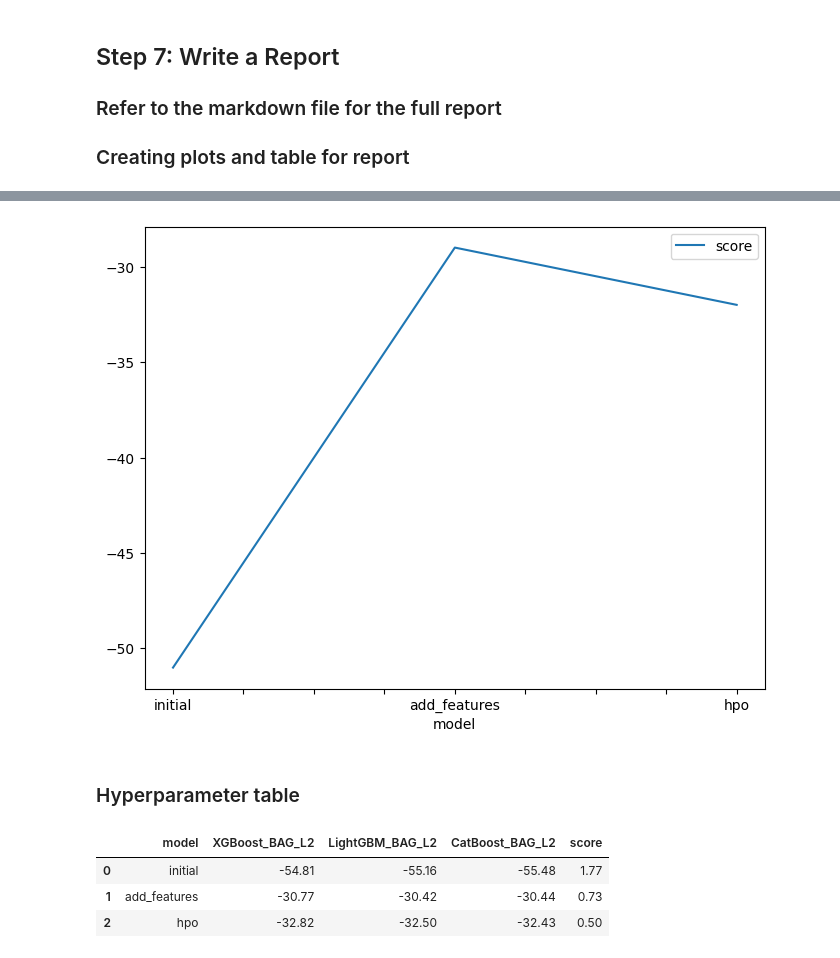
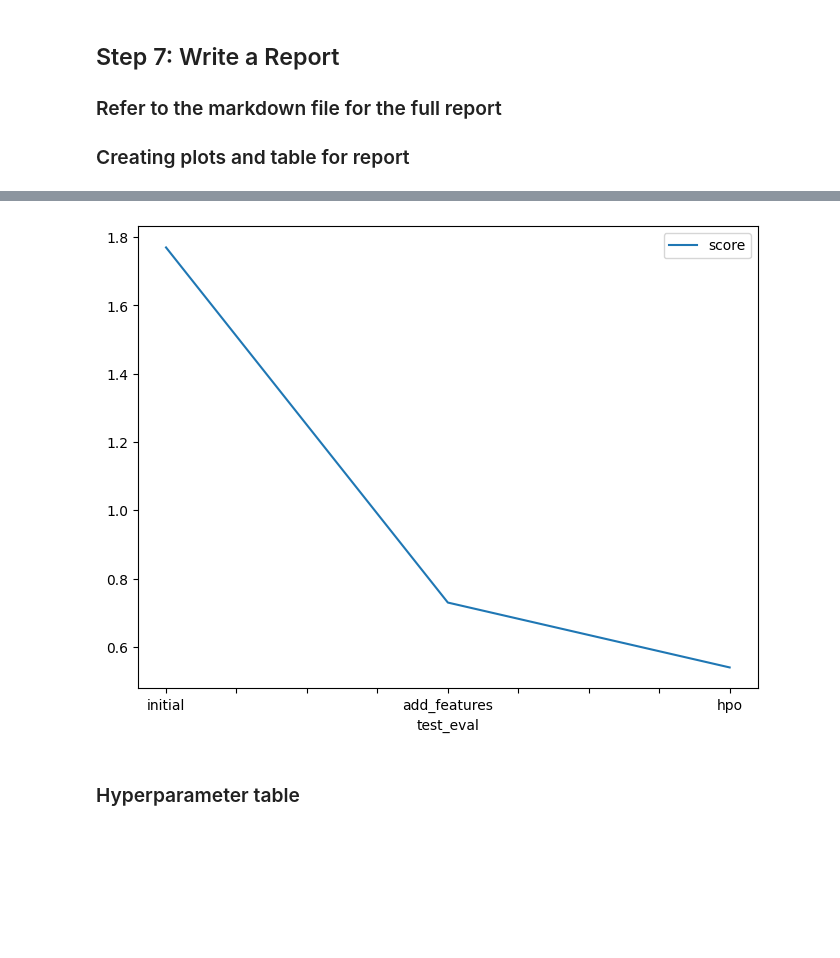
Before and after one commit to vaishnavivinod/cd0385-project-starter, a Jupyter notebook: project/project-template.ipynb, the cells around one changed output, grey strips where cells are left out. Drawn from its saved outputs; the diff is of its cells as text; code cells hidden in the pictures; blank space fills up the shorter version.

```diff
--- a/project/project-template.ipynb
+++ b/project/project-template.ipynb
@@ -527,27 +636,13 @@ fig.savefig('model_train_score.png')
 # %%
 # Take the 3 kaggle scores and creating a line plot to show improvement
 fig = pd.DataFrame(
     {
-        "model": ["initial", "add_features", "hpo"],
-        "score": [ -51, -29, -32]
+        "test_eval": ["initial", "add_features", "hpo"],
+        "score": [1.77, 0.73, 0.54]
     }
-).plot(x="model", y="score", figsize=(8, 6)).get_figure()
+).plot(x="test_eval", y="score", figsize=(8, 6)).get_figure()
 fig.savefig('model_test_score.png')
 # %% [output]
-[figure, old version]
+[figure, new version]
 # %% [markdown]
 ### Hyperparameter table
-# %%
-# The 3 hyperparameters we tuned with the kaggle score as the result
-pd.DataFrame({
-    "model": ["initial", "add_features", "hpo"],
-    "XGBoost_BAG_L2": [-54.81, -30.77, -32.82],
-    "LightGBM_BAG_L2": [-55.16, -30.42, -32.5],
-    "CatBoost_BAG_L2": [-55.48, -30.44, -32.43],
-    "score": [1.77, 0.73, 0.50]
-})
-# %% [output]
-|  | model | XGBoost_BAG_L2 | LightGBM_BAG_L2 | CatBoost_BAG_L2 | score |
-| 0 | initial | -54.81 | -55.16 | -55.48 | 1.77 |
-| 1 | add_features | -30.77 | -30.42 | -30.44 | 0.73 |
-| 2 | hpo | -32.82 | -32.50 | -32.43 | 0.50 |
```
Also changed, not shown: parts of 9 cells of this notebook, 9 other files.
